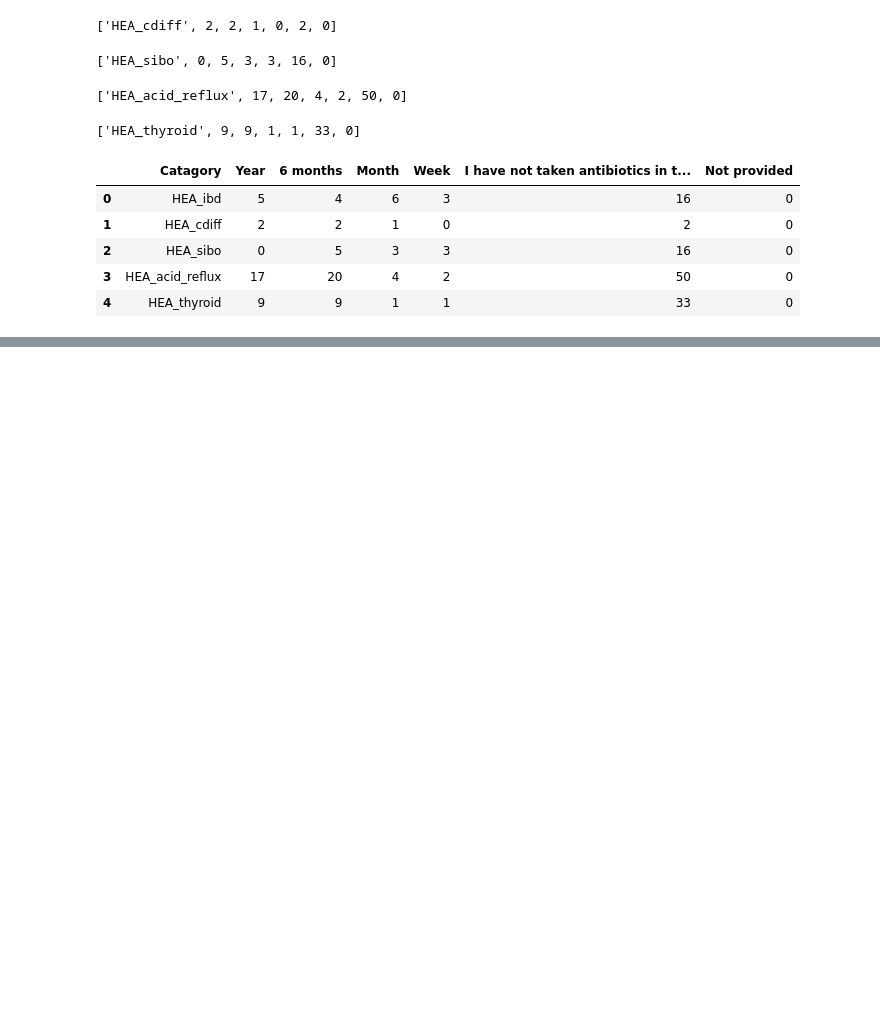
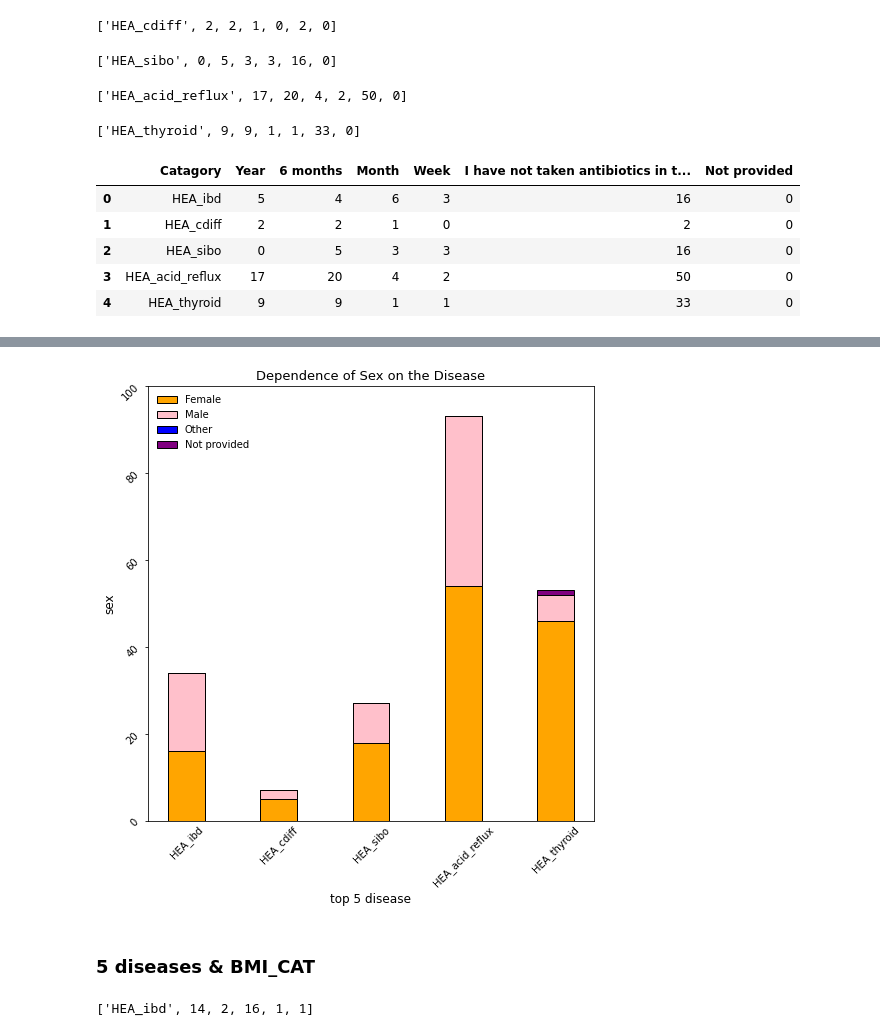
Before and after one commit to annawet/Poop-Power, a Jupyter notebook: w11_poop_visualization.ipynb, the cells around one changed output, grey strips where cells are left out. Cells and saved outputs as stored; diff of their text form; code cells hidden in the pictures; blank space fills up the shorter version.

```diff
--- a/w11_poop_visualization.ipynb
+++ b/w11_poop_visualization.ipynb
@@ -194,0 +277,18 @@ plt.show()
+# %%
+sex_HEA_thyroid=['HEA_thyroid','GEN_sex']
+sex_thyroid=metadata.loc[:, sex_HEA_thyroid]
+sex_thyroid_true=sex_acid_reflux[sex_thyroid.HEA_thyroid==True]
+sex_thyroid_true['Cata']='HEA_thyroid'
+
+female=sex_thyroid_true[sex_thyroid_true['GEN_sex']=='female']
+
+male=sex_thyroid_true[sex_thyroid_true['GEN_sex']=='male']
+
+other=sex_thyroid_true[sex_thyroid_true['GEN_sex']=='other']
+
+Not_provided=sex_thyroid_true[sex_thyroid_true['GEN_sex']=='Not provided']
+
+
+datas5=['HEA_thyroid',female['Cata'].count(),male['Cata'].count()
+,other['Cata'].count(),Not_provided['Cata'].count()]
+datas5
@@ -194,0 +297,4 @@ plt.show()
+# %%
+datas=[datas1,datas2,datas3,datas4,datas5]
+dfs=pd.DataFrame(datas,columns=['Cata','female','male','other','Not provided'])
+dfs
@@ -194,0 +308,49 @@ plt.show()
+# %%
+x = dfs['Cata']
+y1 = dfs['female']
+y2 = dfs['male']
+y3 =dfs['other']
+y4 =dfs['Not provided']
+plt.figure(figsize=(8, 8))
+plt.bar(x,y1,width=0.4,label='Female',color='orange',edgecolor='black')
+plt.bar(x,y2,width=0.4,bottom=y1,label='Male',color='pink',edgecolor='black')
+plt.bar(x,y3,width=0.4,bottom=y1+y2,label='Other',color='blue',edgecolor='black')
+plt.bar(x,y4,width=0.4,bottom=y1+y2+y3,label='Not provided',color='purple',edgecolor='black')
+
+
+plt.tick_params(axis='x',length=0)
+plt.yticks(rotation=45)
+plt.xticks(rotation=45)
+plt.ylim(0,100)
+
+plt.xlabel('top 5 disease',fontsize=12)
+plt.ylabel('sex',fontsize=12)
+plt.title('Dependence of Sex on the Disease',fontsize=13)
+plt.legend(loc=2,frameon=False,fontsize=10)
+plt.show()
+# %% [output]
+[figure, added]
+# %% [markdown]
+### 5 diseases & BMI_CAT
+# %%
+bmi_HEA_ibd=['HEA_ibd','GEN_bmi_cat']
+bmi_ibd=metadata.loc[:, bmi_HEA_ibd]
+bmi_ibd_true=bmi_ibd[bmi_ibd.HEA_ibd==True]
+bmi_ibd_true['Catab']='HEA_ibd'
+
+Normal=bmi_ibd_true[bmi_ibd_true['GEN_bmi_cat']=='Normal']
+
+Underweight=bmi_ibd_true[bmi_ibd_true['GEN_bmi_cat']=='Underweight']
+
+Overweight=bmi_ibd_true[bmi_ibd_true['GEN_bmi_cat']=='Overweight']
+
+Obese=bmi_ibd_true[bmi_ibd_true['GEN_bmi_cat']=='Obese']
+
+Not_provided=bmi_ibd_true[bmi_ibd_true['GEN_bmi_cat']=='Not provided']
+
+
+datab1=['HEA_ibd',Normal['Catab'].count(),Underweight['Catab'].count(),Overweight['Catab'].count()
+,Obese['Catab'].count(),Not_provided['Catab'].count()]
+datab1
+# %% [output]
+['HEA_ibd', 14, 2, 16, 1, 1]
```
Also changed, not shown: parts of 14 cells of this notebook.
